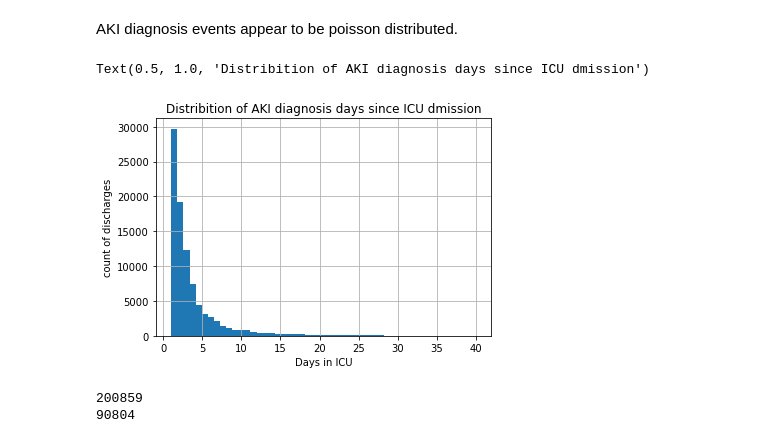
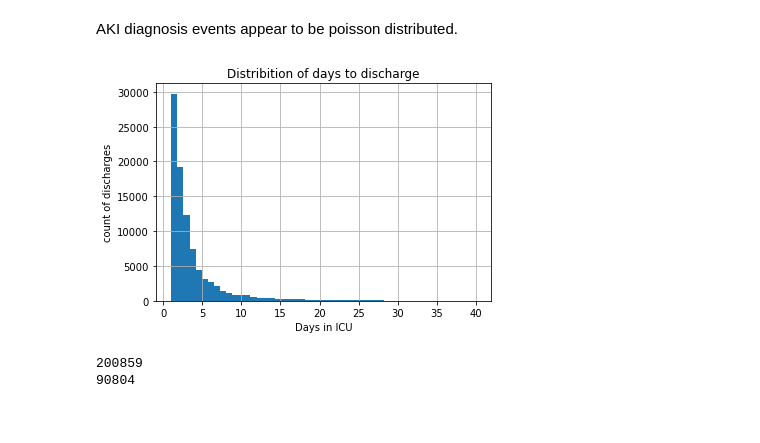
Before and after one commit to zhakhverdyan/eICU_AKIlert, a Jupyter notebook: notebooks/assemble_clean_dataset.ipynb, the cells around one changed output. Cells and saved outputs as stored; diff of their text form; code cells hidden in the pictures.

```diff
--- a/notebooks/assemble_clean_dataset.ipynb
+++ b/notebooks/assemble_clean_dataset.ipynb
@@ -60,16 +59,14 @@ plt.xlim(0,100)
 # %% [markdown]
 AKI diagnosis events appear to be poisson distributed.
 # %%
-disch_offset_hour = pat['unitdischargeoffset']/(60*24)
-disch_offset_hour = disch_offset_hour[disch_offset_hour<=40]
-disch_offset_hour.sort_values(inplace=True)
-disch_offset_hour.hist(bins=50)
+disch_offset_day = pat['unitdischargeoffset']/(60*24)
+disch_offset_day.sort_values(inplace=True)
+disch_offset_day[disch_offset_day<=40].hist(bins=50)
 plt.ylabel('count of discharges')
 plt.xlabel('Days in ICU')
-plt.title('Distribition of AKI diagnosis days since ICU dmission');
+plt.title('Distribition of days to discharge');
 # %% [output]
-Text(0.5, 1.0, 'Distribition of AKI diagnosis days since ICU dmission')
-[figure, old version]
+[figure, new version]
 # %%
 print(len(pat))
 pat = pat.merge(qa, left_on = 'patientunitstayid', right_on = 'patientunitstayid')
```
Also changed, not shown: parts of 2 cells of this notebook, 8 other files.
